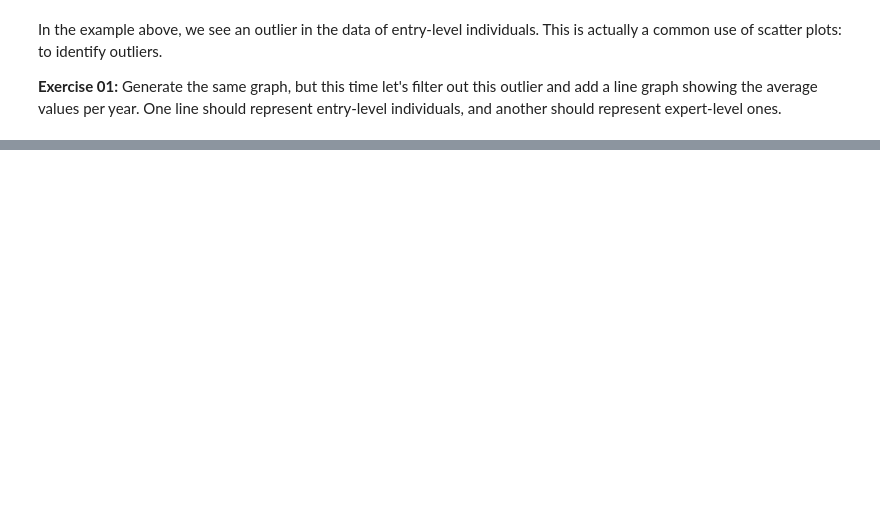
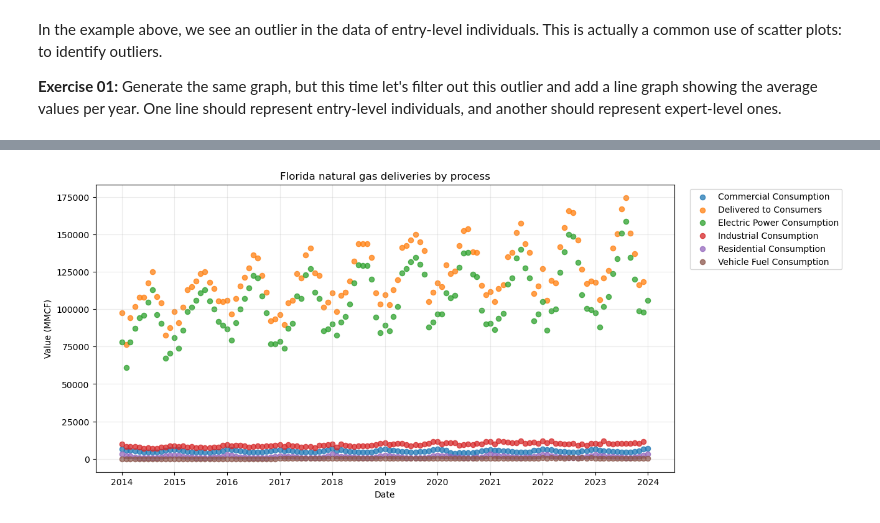
Before and after one commit to clementdumet/dm_web2026, a Jupyter notebook: 06_scatter/scatter.ipynb, the cells around one changed output, grey strips where cells are left out. Cells and saved outputs as stored; diff of their text form; code cells hidden in the pictures; blank space fills up the shorter version.

```diff
--- a/06_scatter/scatter.ipynb
+++ b/06_scatter/scatter.ipynb
@@ -140,0 +169,14 @@ To achieve this, let's use the 'c' color option and include a color bar. The fin
+# %%
+import pandas as pd
+import matplotlib.pyplot as plt
+
+# Load only Florida and create helper columns for plotting.
+gas = pd.read_csv("gas_usage.csv")
+florida = gas[gas["area-name"] == "FLORIDA"].copy()
+florida["date"] = pd.to_datetime(dict(year=florida["year"], month=florida["month"], day=1))
+florida["month_name"] = florida["date"].dt.strftime("%b")
+florida["process_short"] = florida["process-name"].str.replace(" Consumption", "", regex=False)
+
+process_order = florida.groupby("process-name")["value"].median().sort_values().index
+summary = florida.groupby("process-name")["value"].agg(["count", "min", "median", "mean", "max"]).round(1)
+summary.sort_values("median")
@@ -140,0 +192,15 @@ To achieve this, let's use the 'c' color option and include a color bar. The fin
+# %%
+# First view: all Florida points together.
+# The two upper bands are Electric Power and Delivered to Consumers.
+plt.figure(figsize=(12, 6))
+for process, data in florida.groupby("process-name"):
+    plt.scatter(data["date"], data["value"], alpha=0.75, s=35, label=process)
+
+plt.title("Florida natural gas deliveries by process")
+plt.xlabel("Date")
+plt.ylabel("Value (MMCF)")
+plt.legend(bbox_to_anchor=(1.02, 1), loc="upper left")
+plt.grid(True, alpha=0.25)
+plt.show()
+# %% [output]
+[figure, added]
```
Also changed, not shown: parts of 15 cells of this notebook, 8 other files.
